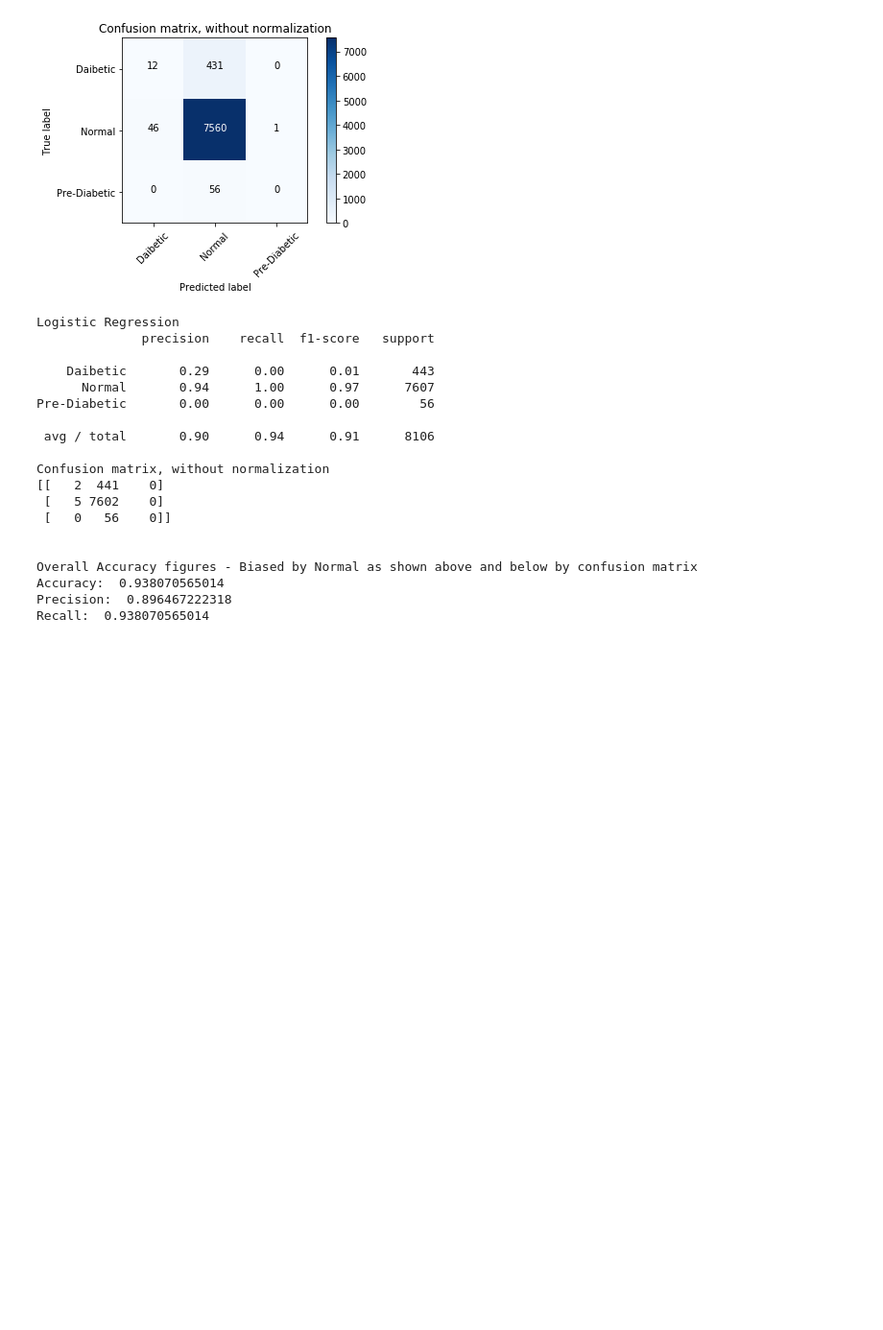
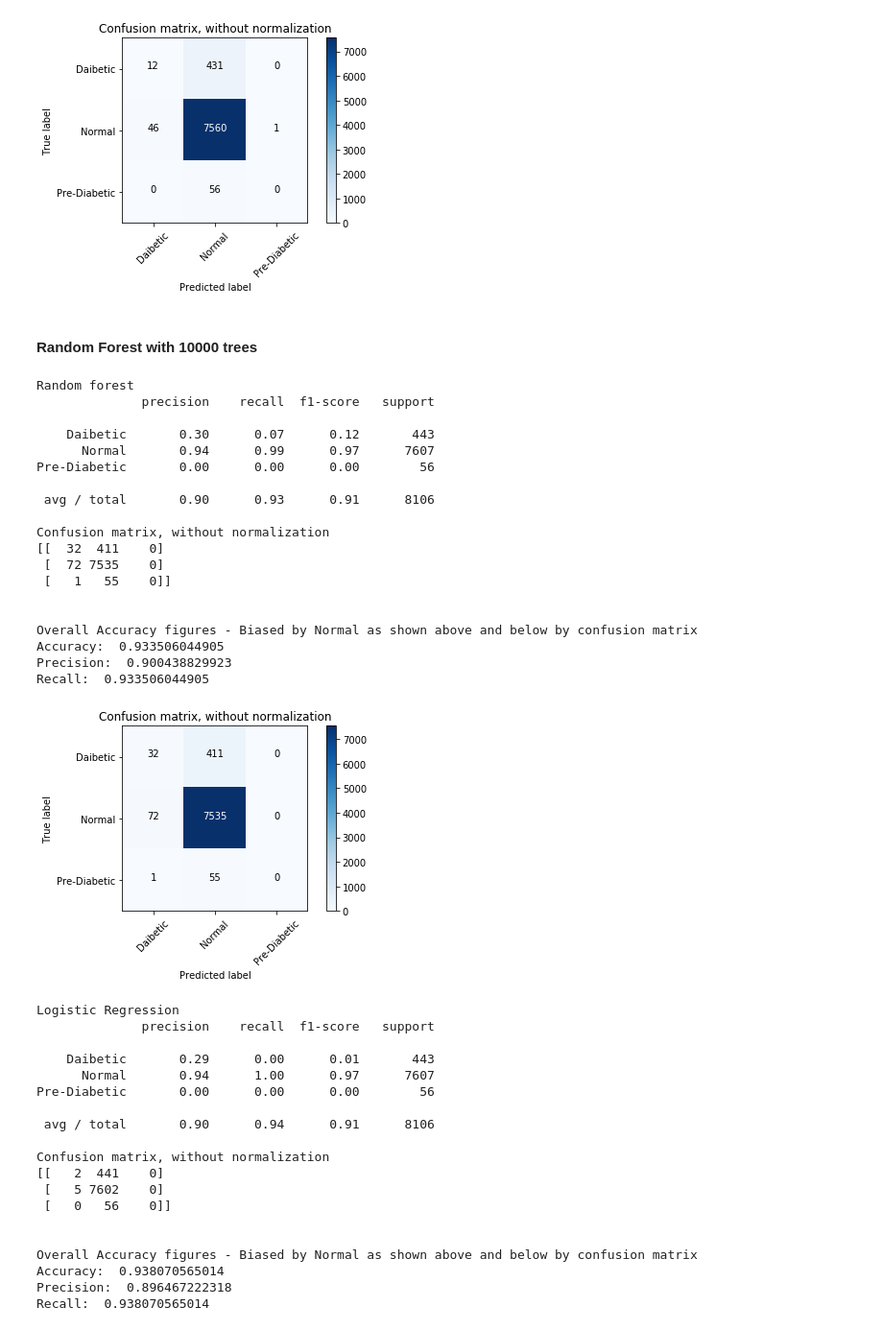
Before and after one commit to somyamohanty/Diabetes, a Jupyter notebook: src/Diabities_Data_Analysis.ipynb, the cells around one changed output. Shown: that part at 96% size. Saved outputs shown, nothing was run; the diff lists cells and outputs as text; code cells hidden in the pictures; blank space fills up the shorter version.

Commit message:
Added RF 10000 trees

```diff
--- a/src/Diabities_Data_Analysis.ipynb
+++ b/src/Diabities_Data_Analysis.ipynb
@@ -221,6 +221,6 @@ Recall:  0.898716999753
 # %%
 def random_forest(feat_train, feat_test, label_train, label_test, num_estimators):
-    clf = RandomForestClassifier(n_estimators=num_estimators)
+    clf = RandomForestClassifier(n_estimators=num_estimators, max_features=None)
 
     clf.fit(feat_train, label_train)
     predicted_labels = clf.predict(feat_test)
@@ -332,6 +332,37 @@ Accuracy:  0.934122871947
 Precision:  0.892953827984
 Recall:  0.934122871947
 [figure]
+# %% [markdown]
+#### Random Forest with 10000 trees
+# %%
+print("Random forest")
+accuracy,precision,recall = random_forest(x_train, x_test, y_train, y_test, 10000)
+print "\n"
+print "Overall Accuracy figures - Biased by Normal as shown above and below by confusion matrix"
+print "Accuracy: ", accuracy
+print "Precision: ", precision
+print "Recall: ", recall
+# %% [output]
+Random forest
+              precision    recall  f1-score   support
+
+    Daibetic       0.30      0.07      0.12       443
+      Normal       0.94      0.99      0.97      7607
+Pre-Diabetic       0.00      0.00      0.00        56
+
+ avg / total       0.90      0.93      0.91      8106
+
+Confusion matrix, without normalization
+[[  32  411    0]
+ [  72 7535    0]
+ [   1   55    0]]
+
+
+Overall Accuracy figures - Biased by Normal as shown above and below by confusion matrix
+Accuracy:  0.933506044905
+Precision:  0.900438829923
+Recall:  0.933506044905
+[figure, added]
 # %%
 def log_reg(feat_train, feat_test, label_train, label_test):
     clf = linear_model.LogisticRegression()
```
Also changed, not shown: parts of 3 cells of this notebook.
